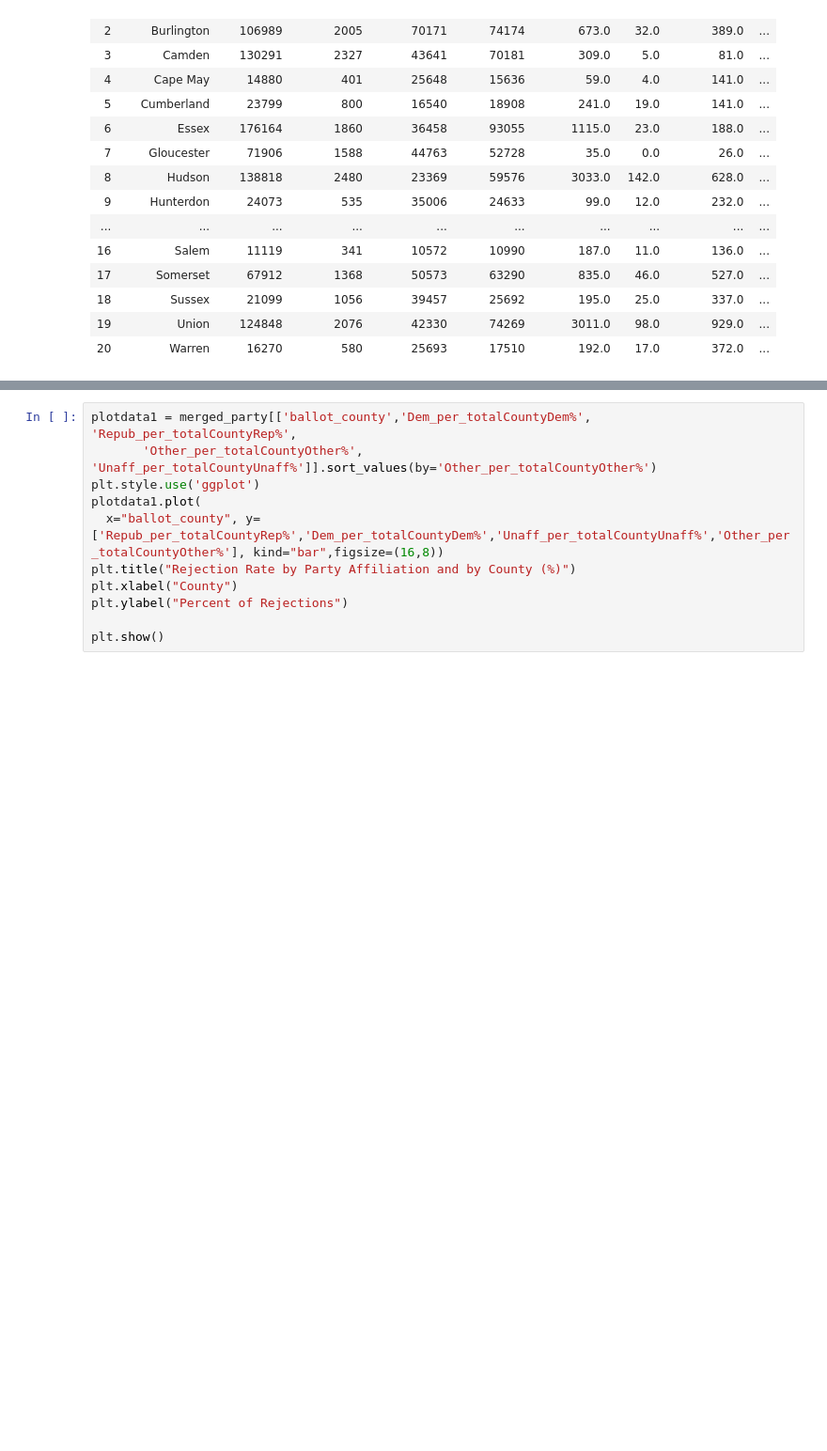
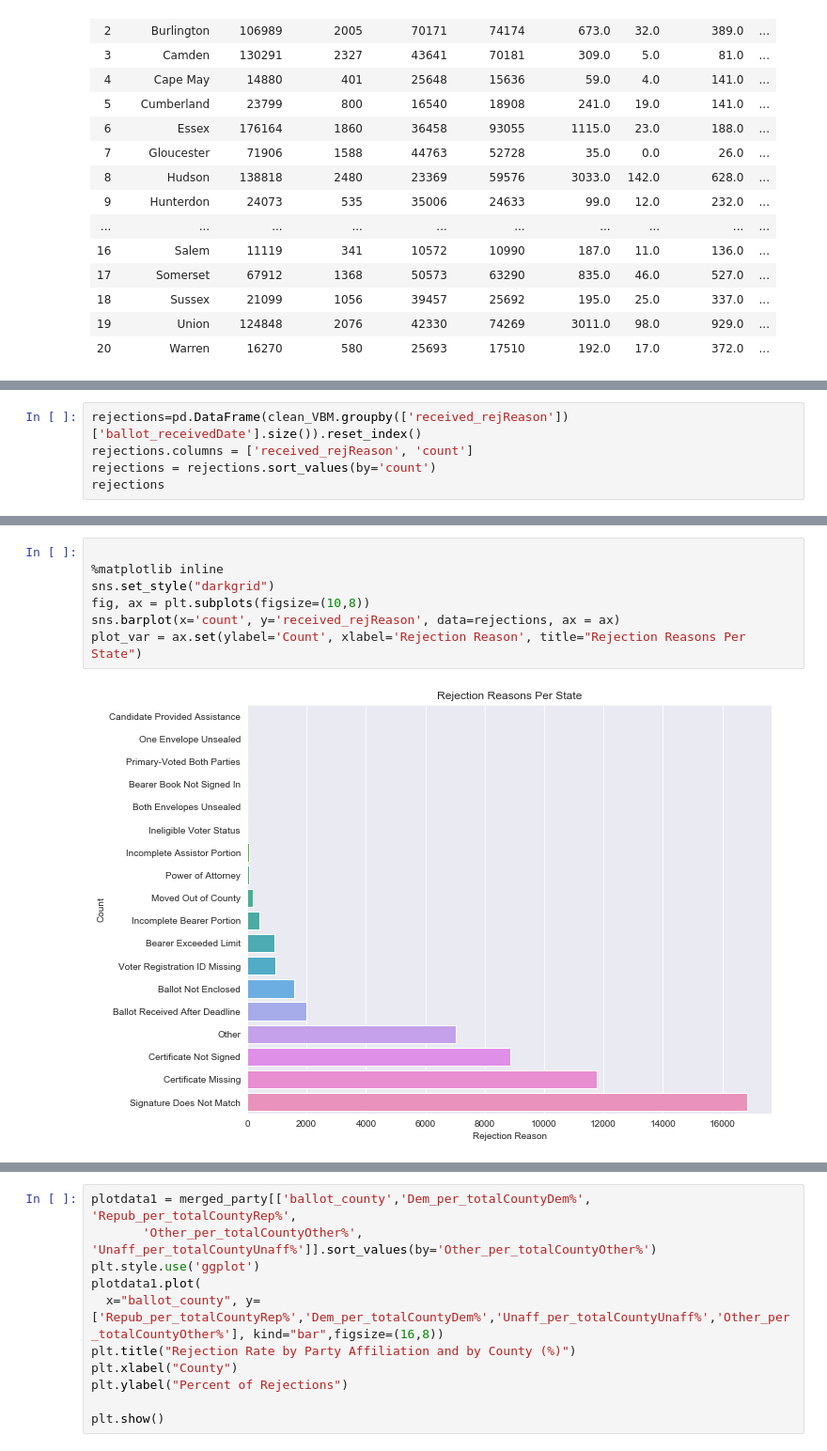
Before and after one commit to lemonaidn/VBM_Rejection_Factors, a Jupyter notebook: Khamanna/VBM_Report_Cleaning.ipynb, the cells around one changed output, grey strips where cells are left out. Shown at 94% size. Drawn from its saved outputs; the diff is of its cells as text; blank space fills up the shorter version.

```diff
--- a/Khamanna/VBM_Report_Cleaning.ipynb
+++ b/Khamanna/VBM_Report_Cleaning.ipynb
@@ -777,0 +568,5 @@ Index(['ballot_county', 'DemTotal', 'OtherTotal', 'RepubTotal', 'UnaffTotal',
+# %%
+rejections=pd.DataFrame(clean_VBM.groupby(['received_rejReason'])['ballot_receivedDate'].size()).reset_index()
+rejections.columns = ['received_rejReason', 'count']
+rejections = rejections.sort_values(by='count')
+rejections
@@ -777,0 +591,9 @@ Index(['ballot_county', 'DemTotal', 'OtherTotal', 'RepubTotal', 'UnaffTotal',
+# %%
+
+%matplotlib inline
+sns.set_style("darkgrid")
+fig, ax = plt.subplots(figsize=(10,8))
+sns.barplot(x='count', y='received_rejReason', data=rejections, ax = ax)
+plot_var = ax.set(ylabel='Count', xlabel='Rejection Reason', title="Rejection Reasons Per State")
+# %% [output]
+[figure, added]
```
Also changed, not shown: parts of 116 cells of this notebook.
